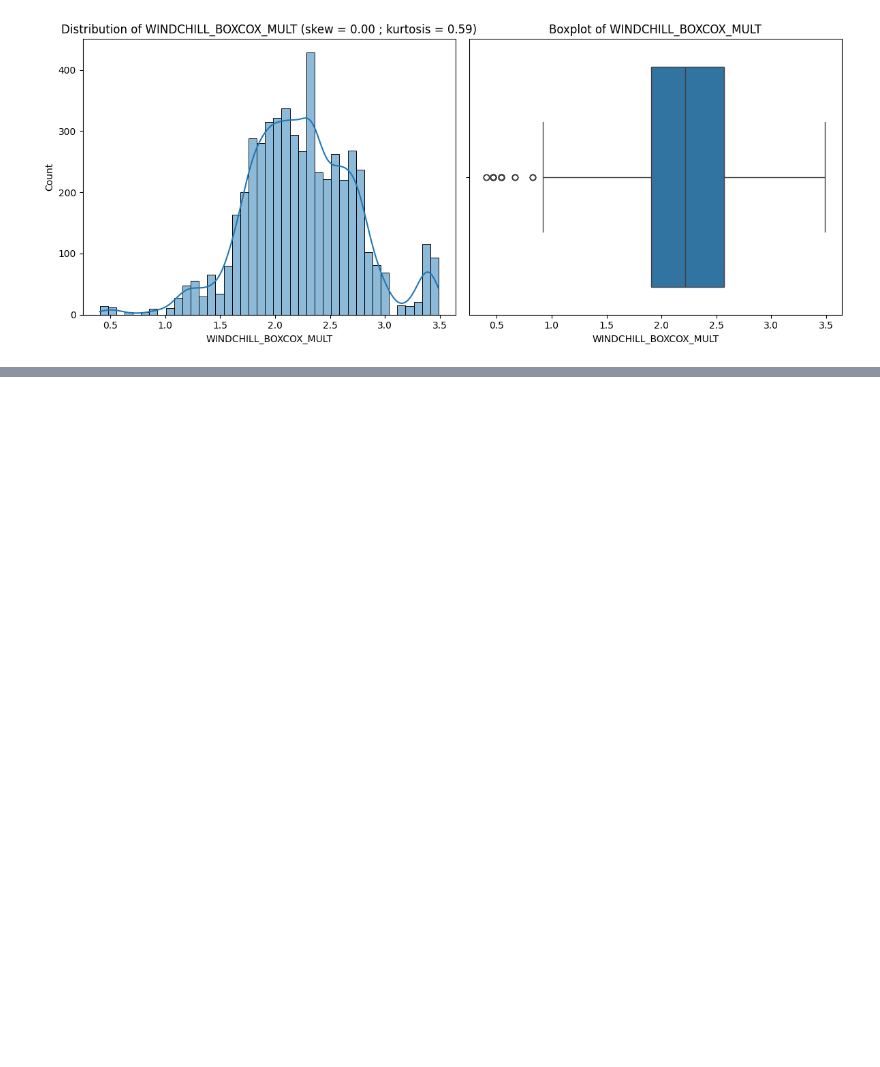
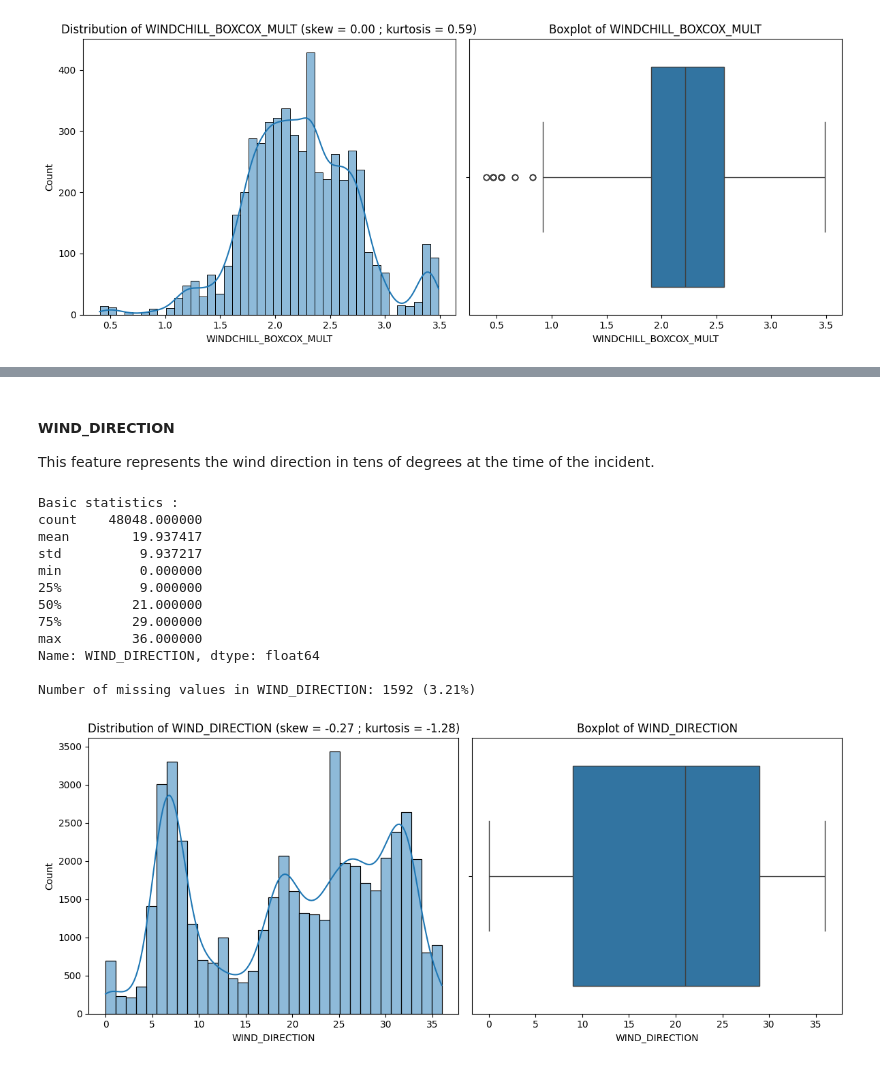
Before and after one commit to StutenEXE/utc-tz-machine-learning-toronto-bus-prediction, a Jupyter notebook: notebooks/2_eda.ipynb, the cells around one changed output, grey strips where cells are left out. Drawn from its saved outputs; the diff is of its cells as text; code cells hidden in the pictures; blank space fills up the shorter version.

Commit message:
[data] eda - univariate analysis v1 done

```diff
--- a/notebooks/2_eda.ipynb
+++ b/notebooks/2_eda.ipynb
@@ -700,11 +700,15 @@ The addition to this new variable should make the effect of the weather conditio
 # %% [markdown]
 ### Numerical variables
 # %%
-def basic_numerical_analysis(df, column_name, show_stats=True):
+def basic_numerical_analysis(df, column_name, show_stats=True, missing_data=False):
     # Basic statistics
     if show_stats:
         print("Basic statistics :")
         print(df[column_name].describe())
+
+    # Missing values
+    if missing_data:
+        print(f"\nNumber of missing values in {column_name}: {df[column_name].isna().sum()} ({df[column_name].isna().mean() * 100:.2f}%)")
 
     # For the distribution and the outliers
     fig, axes = plt.subplots(1, 2, figsize=(12, 5))
@@ -1063,3 +1067,23 @@ We chose the following ranking ;
 3. Box-Cox with -1 multiplication
 
 In reality, all of these transformation are fairly good and give results that are close to normal. These transformation could be used on the data during the preprocessing phase (before the training of the model).
+# %% [markdown]
+#### WIND_DIRECTION
+
+This feature represents the wind direction in tens of degrees at the time of the incident.
+# %%
+basic_numerical_analysis(eda_df, 'WIND_DIRECTION', missing_data=True)
+# %% [output]
+Basic statistics :
+count    48048.000000
+mean        19.937417
+std          9.937217
+min          0.000000
+25%          9.000000
+50%         21.000000
+75%         29.000000
+max         36.000000
+Name: WIND_DIRECTION, dtype: float64
+
+Number of missing values in WIND_DIRECTION: 1592 (3.21%)
+[figure, added]
```
Also changed, not shown: parts of 12 cells of this notebook.
